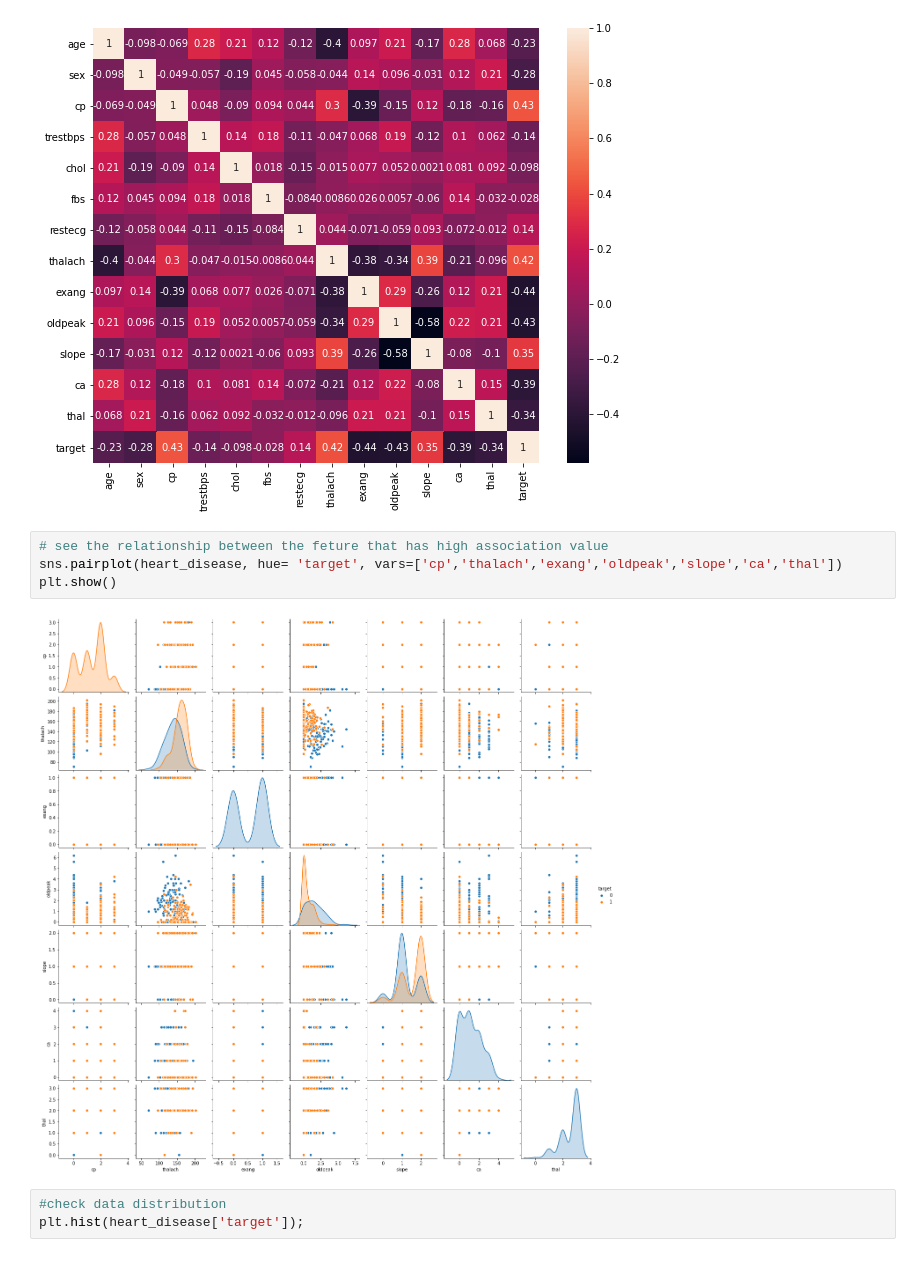
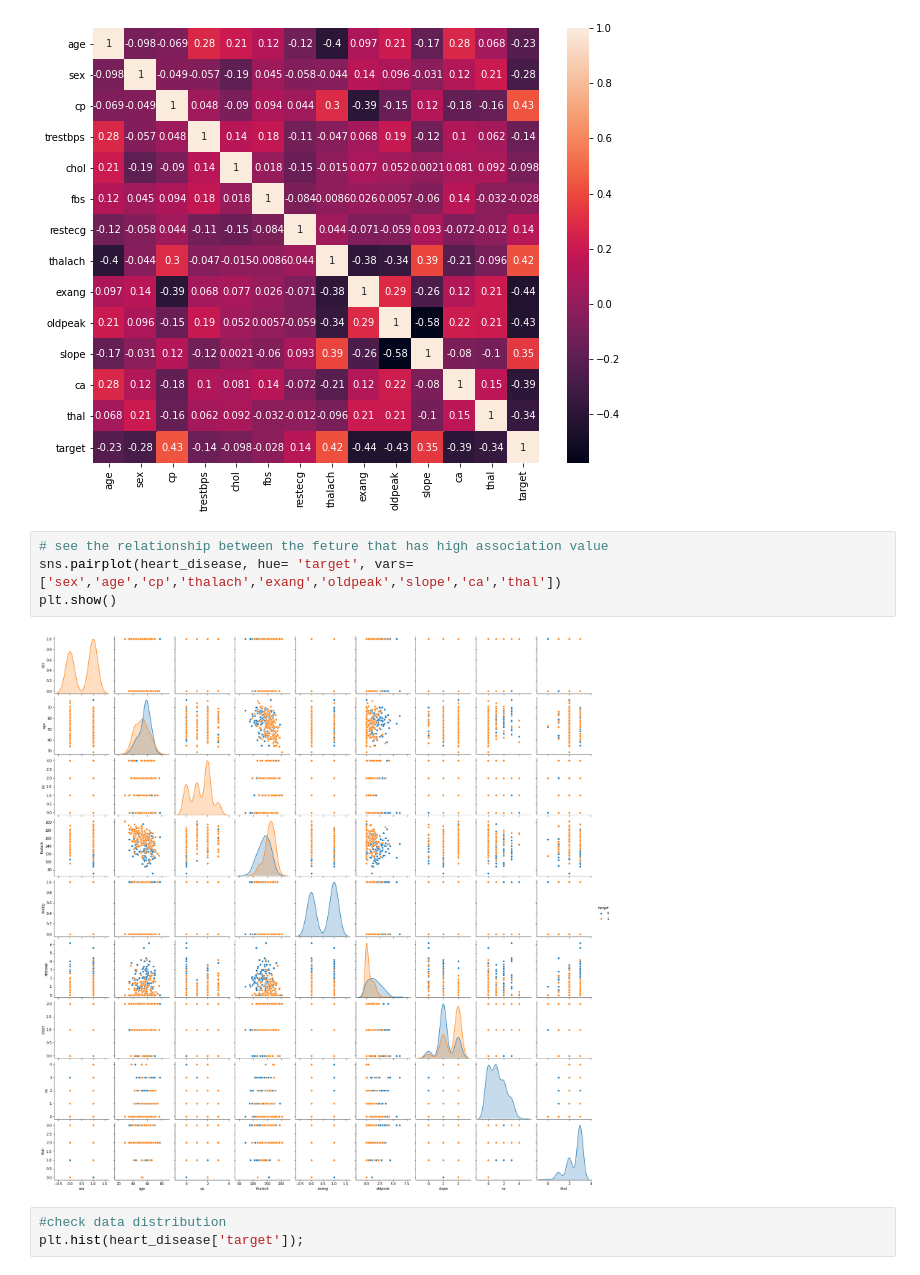
Before and after one commit to Wlanporn/Heart-Disease, a Jupyter notebook: Heart_disease.ipynb, the cells around one changed output. Cells and saved outputs as stored; diff of their text form.

```diff
--- a/Heart_disease.ipynb
+++ b/Heart_disease.ipynb
@@ -265,10 +265,10 @@ sns.heatmap(correlation, annot = True)
 [figure]
 # %%
 # see the relationship between the feture that has high association value
-sns.pairplot(heart_disease, hue= 'target', vars=['cp','thalach','exang','oldpeak','slope','ca','thal'])
+sns.pairplot(heart_disease, hue= 'target', vars=['sex','age','cp','thalach','exang','oldpeak','slope','ca','thal'])
 plt.show()
 # %% [output]
-[figure, old version]
+[figure, new version]
 # %%
 #check data distribution
 plt.hist(heart_disease['target']);
```
Also changed, not shown: parts of 52 cells of this notebook.
